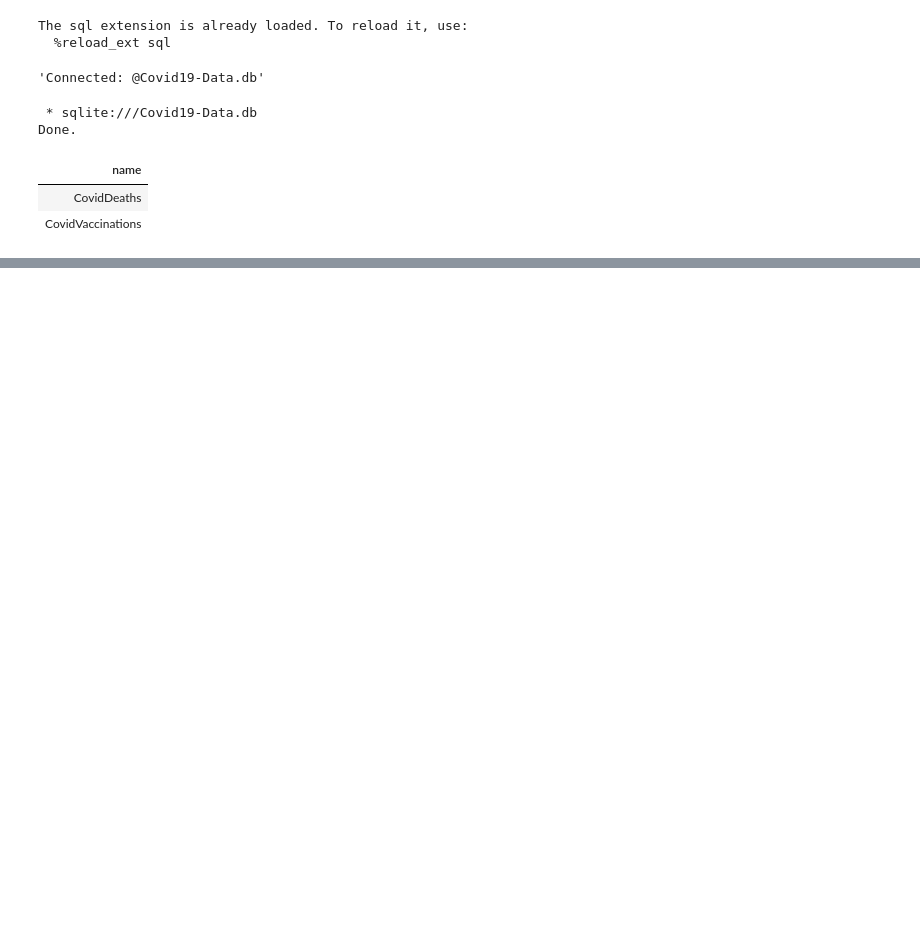
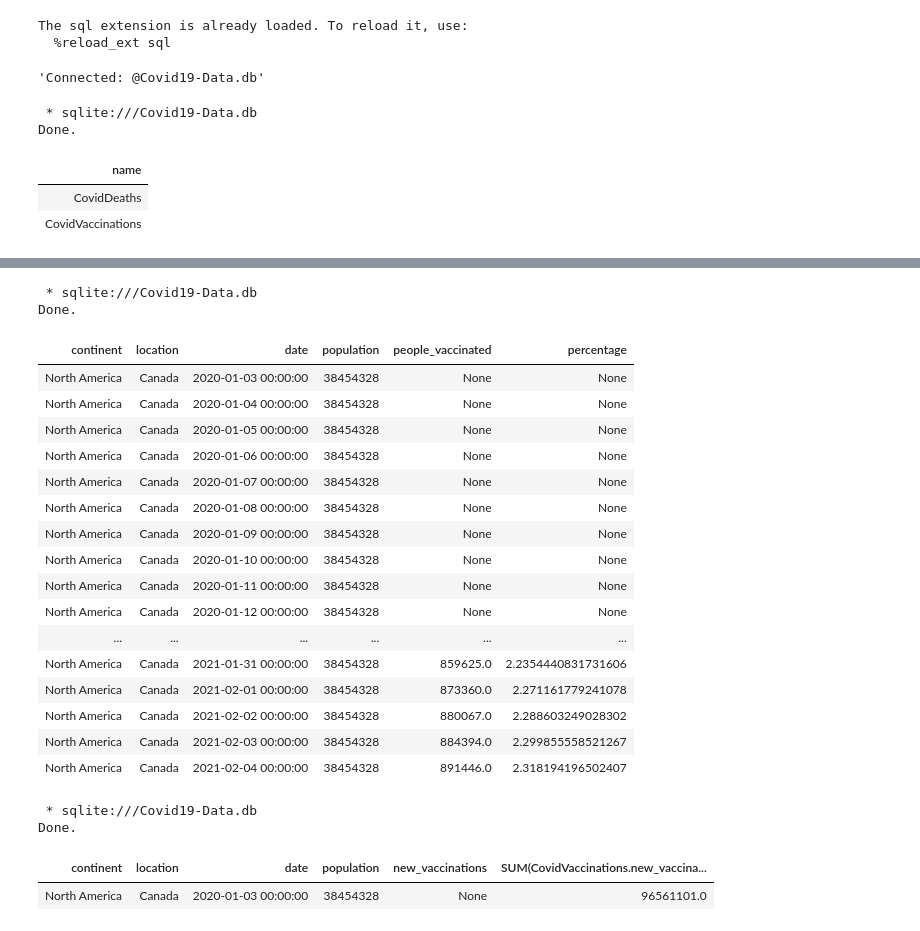
Before and after one commit to Chris-Quan/Covid19-Data-Exploration, a Jupyter notebook: 1-dataExploration.ipynb, the cells around one changed output, grey strips where cells are left out. Saved outputs shown, nothing was run; the diff lists cells and outputs as text; code cells hidden in the pictures; blank space fills up the shorter version.

```diff
--- a/1-dataExploration.ipynb
+++ b/1-dataExploration.ipynb
@@ -120,0 +196,41 @@ Done.
+# %%
+%%sql
+
+SELECT CovidDeaths.continent,
+       CovidDeaths.Location,
+       CovidDeaths.date,
+       CovidDeaths.population,
+       CovidVaccinations.people_vaccinated
+       --SUM(CovidVaccinations.new_vaccinations) OVER (PARTITION BY CovidDeaths.Location ORDER BY CovidDeaths.location, CovidDeaths.date) as TotalVaccination
+      -- ,(SUM(CovidVaccinations.new_vaccinations) OVER (PARTITION BY CovidDeaths.Location ORDER BY CovidDeaths.location, CovidDeaths.date)/CovidVaccinations.population)*100
+      ,CovidVaccinations.people_vaccinated/CovidDeaths.population*100 as percentage
+FROM CovidDeaths
+
+JOIN CovidVaccinations
+    ON CovidDeaths.location = CovidVaccinations.Location
+    AND CovidDeaths.date = CovidVaccinations.date
+
+where CovidDeaths.continent is not null and CovidDeaths.Location like 'Canada'
+ORDER BY 2,3
+
+LIMIT 5000
+# %% [output]
+ * sqlite:///Covid19-Data.db
+Done.
+| continent | location | date | population | people_vaccinated | percentage |
+| North America | Canada | 2020-01-03 00:00:00 | 38454328 | None | None |
+| North America | Canada | 2020-01-04 00:00:00 | 38454328 | None | None |
+| North America | Canada | 2020-01-05 00:00:00 | 38454328 | None | None |
+| North America | Canada | 2020-01-06 00:00:00 | 38454328 | None | None |
+| North America | Canada | 2020-01-07 00:00:00 | 38454328 | None | None |
+| North America | Canada | 2020-01-08 00:00:00 | 38454328 | None | None |
+| North America | Canada | 2020-01-09 00:00:00 | 38454328 | None | None |
+| North America | Canada | 2020-01-10 00:00:00 | 38454328 | None | None |
+| North America | Canada | 2020-01-11 00:00:00 | 38454328 | None | None |
+| North America | Canada | 2020-01-12 00:00:00 | 38454328 | None | None |
+| ... | ... | ... | ... | ... | ... |
+| North America | Canada | 2021-01-31 00:00:00 | 38454328 | 859625.0 | 2.2354440831731606 |
+| North America | Canada | 2021-02-01 00:00:00 | 38454328 | 873360.0 | 2.271161779241078 |
+| North America | Canada | 2021-02-02 00:00:00 | 38454328 | 880067.0 | 2.288603249028302 |
+| North America | Canada | 2021-02-03 00:00:00 | 38454328 | 884394.0 | 2.299855558521267 |
+| North America | Canada | 2021-02-04 00:00:00 | 38454328 | 891446.0 | 2.318194196502407 |
@@ -120,0 +240,24 @@ Done.
+# %%
+%%sql
+
+SELECT CovidDeaths.continent,
+       CovidDeaths.Location,
+       CovidDeaths.date,
+       CovidDeaths.population,
+       CovidVaccinations.new_vaccinations,
+       SUM(CovidVaccinations.new_vaccinations)
+FROM CovidDeaths
+
+JOIN CovidVaccinations
+    ON CovidDeaths.location = CovidVaccinations.Location
+    AND CovidDeaths.date = CovidVaccinations.date
+
+where CovidDeaths.continent is not null and CovidDeaths.Location like 'Canada'
+ORDER BY 2,3
+
+LIMIT 5000
+# %% [output]
+ * sqlite:///Covid19-Data.db
+Done.
+| continent | location | date | population | new_vaccinations | SUM(CovidVaccinations.new_vaccina... |
+| North America | Canada | 2020-01-03 00:00:00 | 38454328 | None | 96561101.0 |
```
Also changed, not shown: parts of 11 cells of this notebook.
